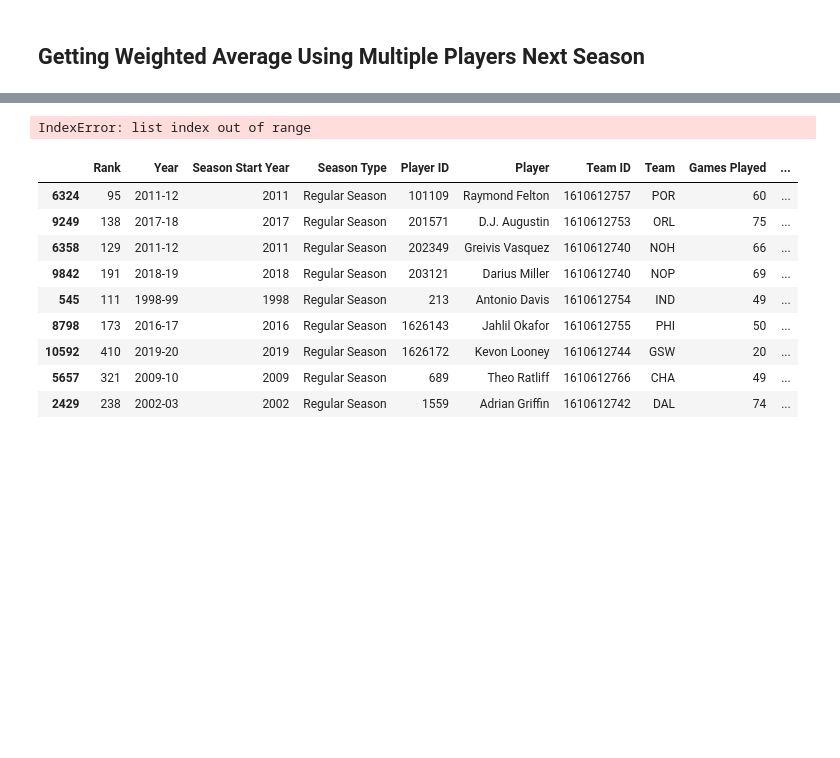
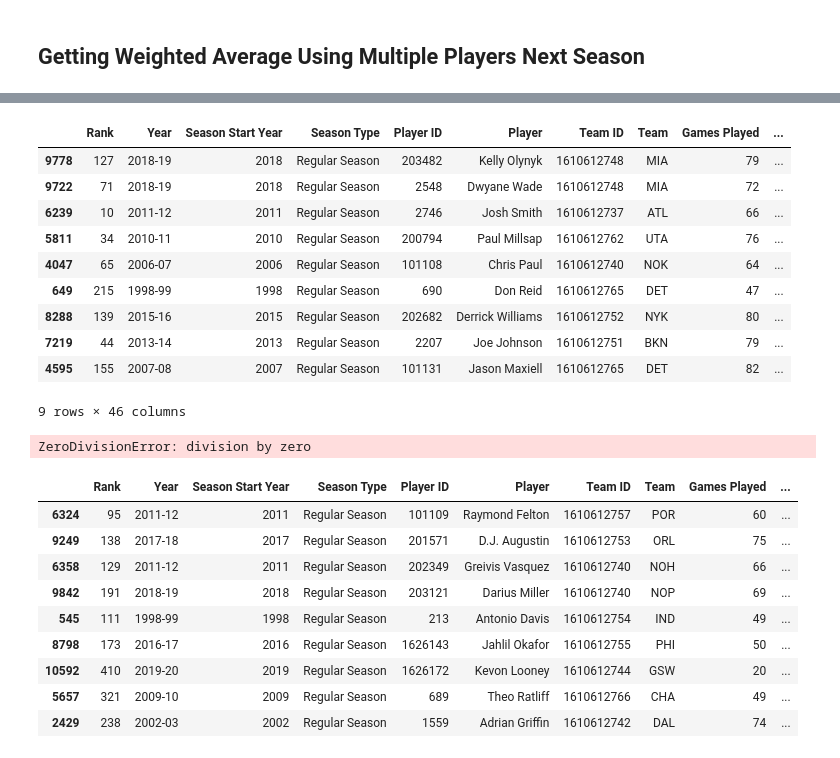
Before and after one commit to onat-the-wanderer/Knn-NBA-Fantasy-Model, a Jupyter notebook: Untitled.ipynb, the cells around one changed output, grey strips where cells are left out. Saved outputs shown, nothing was run; the diff lists cells and outputs as text; code cells hidden in the pictures; blank space fills up the shorter version.

```diff
--- a/Untitled.ipynb
+++ b/Untitled.ipynb
@@ -496,5 +467,6 @@ current_player_stats
 # %%
-current_player_stats_vector =np.array([
+current_player_stats_vector =np.array(
+    [(df_norm.loc[(df_norm['Player'] == current_player) & (df_norm['Year'] == current_player_season), 'Points Scored_norm']).item(),
     (df_norm.loc[(df_norm['Player'] == current_player) & (df_norm['Year'] == current_player_season), 'Minutes Played_norm']).item(),
     (df_norm.loc[(df_norm['Player'] == current_player) & (df_norm['Year'] == current_player_season), 'FG Made_norm']).item(),
     (df_norm.loc[(df_norm['Player'] == current_player) & (df_norm['Year'] == current_player_season), 'FG Attempts_norm']).item(),
@@ -507,9 +479,7 @@ current_player_stats_vector =np.array([
     (df_norm.loc[(df_norm['Player'] == current_player) & (df_norm['Year'] == current_player_season), 'Assists_norm']).item(),
     (df_norm.loc[(df_norm['Player'] == current_player) & (df_norm['Year'] == current_player_season), 'Steals_norm']).item(),
     (df_norm.loc[(df_norm['Player'] == current_player) & (df_norm['Year'] == current_player_season), 'Turnovers_norm']).item(),
-    (df_norm.loc[(df_norm['Player'] == current_player) & (df_norm['Year'] == current_player_season), 'Blocks_norm']).item(),
-    (df_norm.loc[(df_norm['Player'] == current_player) & (df_norm['Year'] == current_player_season), 'Points Scored_norm']).item()
-    ])
+    (df_norm.loc[(df_norm['Player'] == current_player) & (df_norm['Year'] == current_player_season), 'Blocks_norm']).item()])
 # %%
 current_player_stats_vector
 # %% [output]
@@ -519,8 +489,9 @@ array([0.90420639, 0.86018168, 0.61508704, 0.06959707, 0.11580595,
 # %%
-compared_player_season = '2022-23'
-compared_player= "Damian Lillard"
+compared_player_season = '2013-14'
+compared_player= "Michael Kidd-Gilchrist"
 # %%
 compared_player_stats_vector =np.array([
+    (df_norm.loc[(df_norm['Player'] == compared_player) & (df_norm['Year'] == compared_player_season), 'Points Scored_norm']).item(),
     (df_norm.loc[(df_norm['Player'] == compared_player) & (df_norm['Year'] == compared_player_season), 'Minutes Played_norm']).item(),
     (df_norm.loc[(df_norm['Player'] == compared_player) & (df_norm['Year'] == compared_player_season), 'FG Made_norm']).item(),
     (df_norm.loc[(df_norm['Player'] == compared_player) & (df_norm['Year'] == compared_player_season), 'FG Attempts_norm']).item(),
@@ -533,8 +504,7 @@ compared_player_stats_vector =np.array([
     (df_norm.loc[(df_norm['Player'] == compared_player) & (df_norm['Year'] == compared_player_season), 'Assists_norm']).item(),
     (df_norm.loc[(df_norm['Player'] == compared_player) & (df_norm['Year'] == compared_player_season), 'Steals_norm']).item(),
     (df_norm.loc[(df_norm['Player'] == compared_player) & (df_norm['Year'] == compared_player_season), 'Turnovers_norm']).item(),
-    (df_norm.loc[(df_norm['Player'] == compared_player) & (df_norm['Year'] == compared_player_season), 'Blocks_norm']).item(),
-    (df_norm.loc[(df_norm['Player'] == compared_player) & (df_norm['Year'] == compared_player_season), 'Points Scored_norm']).item()])
+    (df_norm.loc[(df_norm['Player'] == compared_player) & (df_norm['Year'] == compared_player_season), 'Blocks_norm']).item()])
 # %%
 compared_player_stats_vector
 # %% [output]
@@ -740,4 +716,7 @@ stats = ['Points Scored',
 ]
 # %%
 projected_stats = {}
+# %%
+ranked_df = ranked_df.rename(columns={"Points Scored" :"Points_Scored"})
+test_df = ranked_df.iloc[0]
 # %%
@@ -812,26 +815,48 @@ projected_stats
+# %%
+ranked_df.iloc[1:11]
+# %% [output]
+|  | Rank | Year | Season Start Year | Season Type | Player ID | Player | Team ID | Team | Games Played | ... |
+| 9778 | 127 | 2018-19 | 2018 | Regular Season | 203482 | Kelly Olynyk | 1610612748 | MIA | 79 | ... |
+| 9722 | 71 | 2018-19 | 2018 | Regular Season | 2548 | Dwyane Wade | 1610612748 | MIA | 72 | ... |
+| 6239 | 10 | 2011-12 | 2011 | Regular Season | 2746 | Josh Smith | 1610612737 | ATL | 66 | ... |
+| 5811 | 34 | 2010-11 | 2010 | Regular Season | 200794 | Paul Millsap | 1610612762 | UTA | 76 | ... |
+| 4047 | 65 | 2006-07 | 2006 | Regular Season | 101108 | Chris Paul | 1610612740 | NOK | 64 | ... |
+| 649 | 215 | 1998-99 | 1998 | Regular Season | 690 | Don Reid | 1610612765 | DET | 47 | ... |
+| 8288 | 139 | 2015-16 | 2015 | Regular Season | 202682 | Derrick Williams | 1610612752 | NYK | 80 | ... |
+| 7219 | 44 | 2013-14 | 2013 | Regular Season | 2207 | Joe Johnson | 1610612751 | BKN | 79 | ... |
+| 4595 | 155 | 2007-08 | 2007 | Regular Season | 101131 | Jason Maxiell | 1610612765 | DET | 82 | ... |
+9 rows × 46 columns
 # %%
 '''
 Tekrar dönüp bakicam, çalişmiyor
+
+
+
+
+
 '''
-
 for col in stats:
     sum_stat = 0
     sum_weight = 0
     for index, row in ranked_df.iloc[1:11].iterrows():
-        if row.Year == '2015-16':
+            # skip over the row if it was 2017-18 season because we can't take the next
+        if row.Year == '2017-18':
             continue
+        # get the players next season
         weight = (1 / row.Distance)
-        next_season = year_list[(year_list.index(row.Year) + 1)]
+        next_season = season_list[(season_list.index(row.Year) + 1)]
+        # find the player row with the id and the next season
         player_next_season = find_player(ranked_df, row.Player, next_season)
+        # if player_next_season doesn't exist then skip
         if player_next_season == None:
             continue
         sum_stat += getattr(player_next_season, col) * weight
         sum_weight += weight
-    projected_stats['player_id'] = current_player
-    projected_stats['proj_season_id'] = year_list[(year_list.index(current_player_season) + 1)]
+    projected_stats['Player'] = current_player
+    projected_stats['proj_year'] = season_list[(season_list.index(current_player_season) + 1)]
     projected_stats['proj_' + col] = (sum_stat / sum_weight)
 # %% [output]
-IndexError: list index out of range
+ZeroDivisionError: division by zero
 # %%
 ranked_df.iloc[1:11]
 # %% [output]
```
Also changed, not shown: parts of 41 cells of this notebook.
